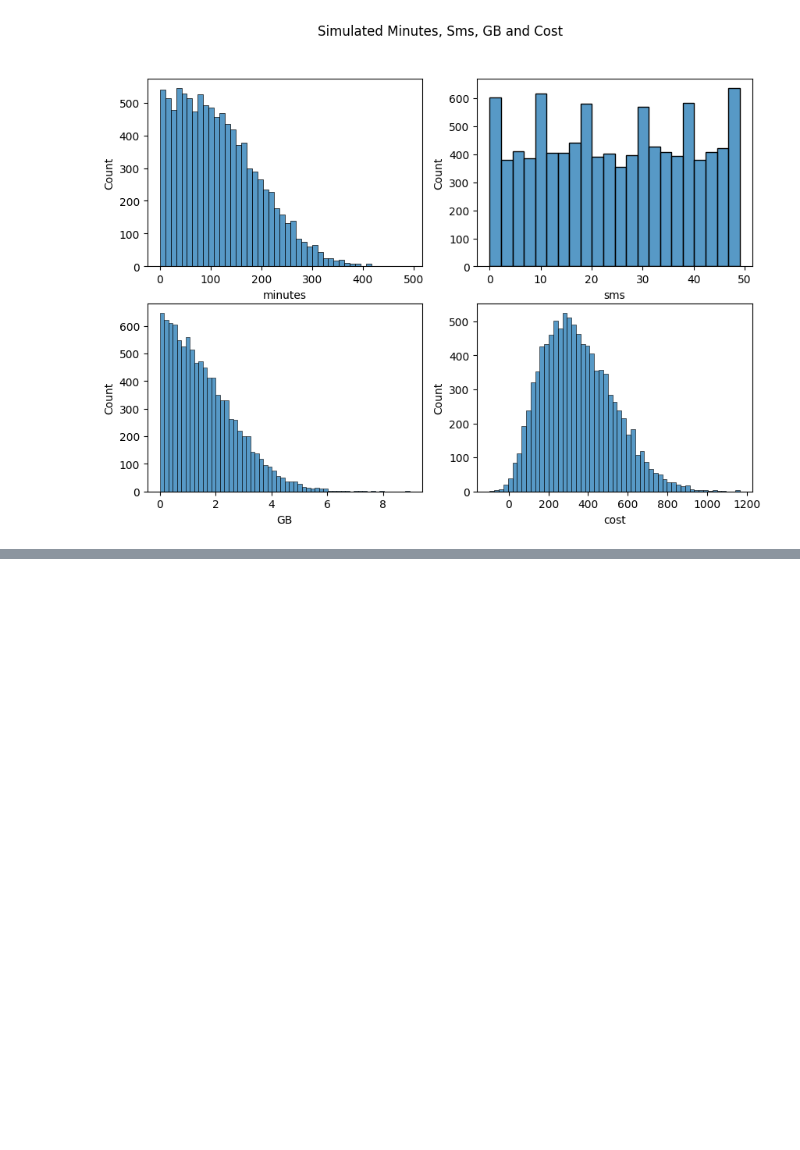
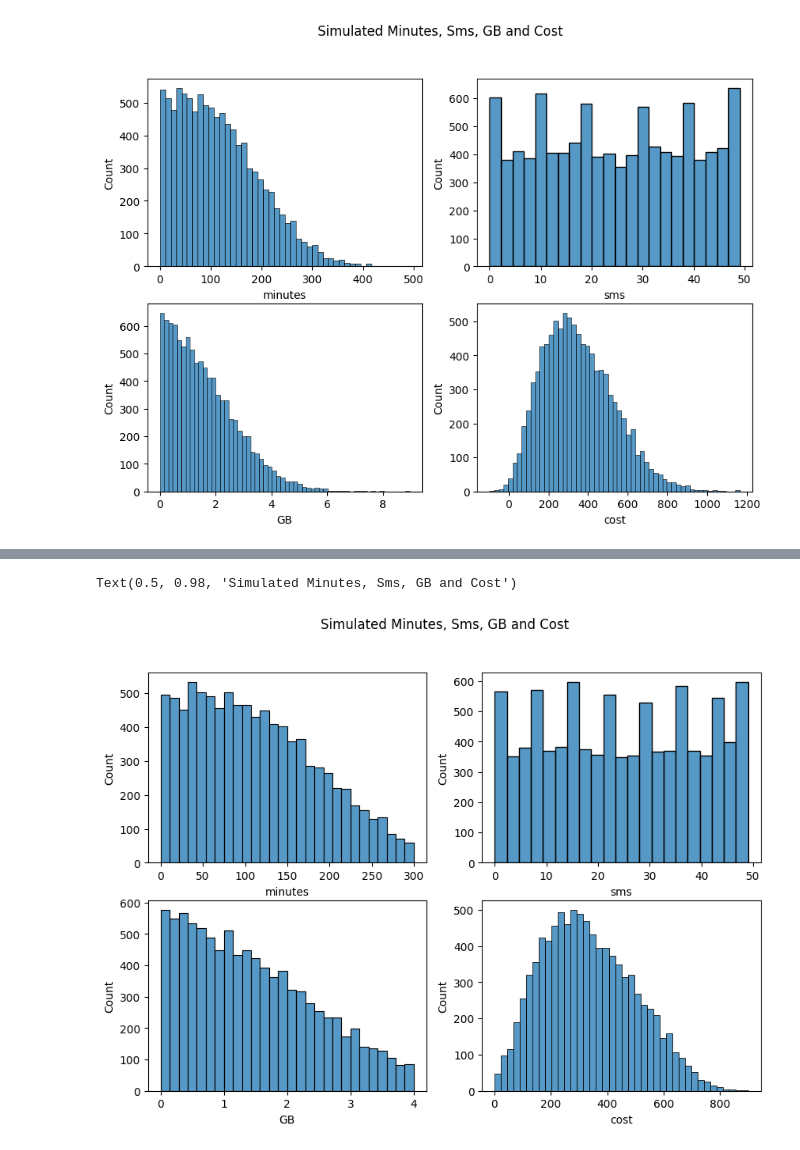
Before and after one commit to cseander/Maskininlarning-Christopher-Seander, a Jupyter notebook: Exercises/Exercise_0.ipynb, the cells around one changed output, grey strips where cells are left out. Cells and saved outputs as stored; diff of their text form; code cells hidden in the pictures; blank space fills up the shorter version.

```diff
--- a/Exercises/Exercise_0.ipynb
+++ b/Exercises/Exercise_0.ipynb
@@ -123,3 +123,8 @@ fig.suptitle("Simulated Minutes, Sms, GB and Cost")
 # %% [output]
 Text(0.5, 0.98, 'Simulated Minutes, Sms, GB and Cost')
 [figure]
+# %%
+simulated_variables = simulated_variables[simulated_variables["GB"] < 4]
+simulated_variables = simulated_variables[simulated_variables["minutes"] < 300]
+simulated_variables = simulated_variables[simulated_variables["cost"] > 0]
+simulated_variables.reset_index(drop = True)
@@ -125,0 +145,10 @@ Text(0.5, 0.98, 'Simulated Minutes, Sms, GB and Cost')
+# %%
+fig, ax = plt.subplots(2, 2, figsize=[10,7], dpi=100)
+sns.histplot(data=simulated_variables["minutes"], ax=ax[0,0])
+sns.histplot(data=simulated_variables["sms"], ax=ax[0,1])
+sns.histplot(data=simulated_variables["GB"], ax=ax[1,0])
+sns.histplot(data=simulated_variables["cost"], ax=ax[1,1])
+fig.suptitle("Simulated Minutes, Sms, GB and Cost")
+# %% [output]
+Text(0.5, 0.98, 'Simulated Minutes, Sms, GB and Cost')
+[figure, added]
```
Also changed, not shown: parts of 1 cell of this notebook.
